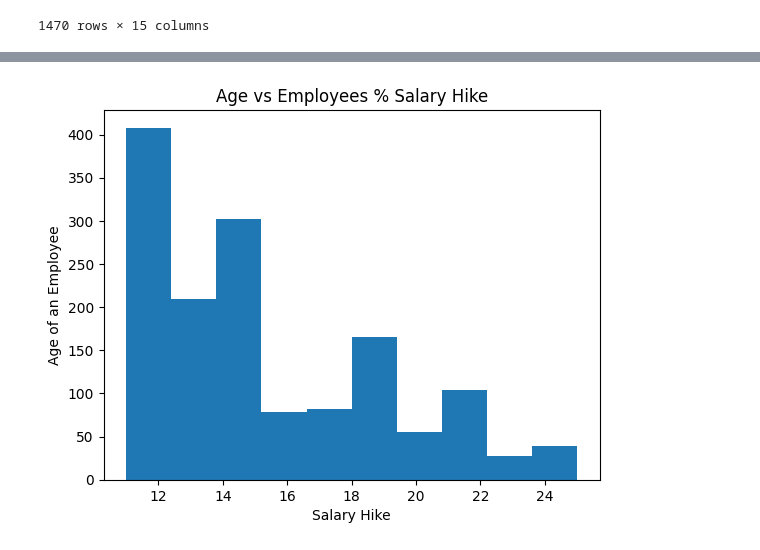
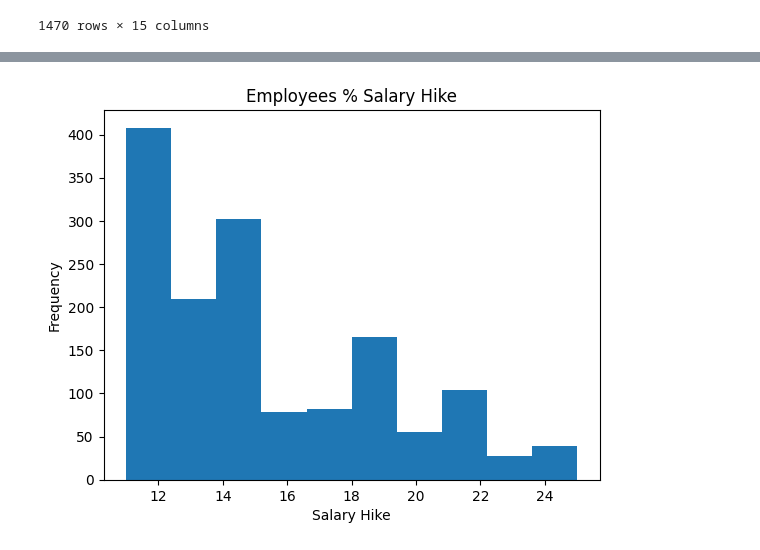
Before and after one commit to GorrettyOkumbe/Datascience-One-Campus, a Jupyter notebook: WORK _SPACE/Employee_attrition.ipynb, the cells around one changed output, grey strips where cells are left out. Saved outputs shown, nothing was run; the diff lists cells and outputs as text; code cells hidden in the pictures.

```diff
--- a/WORK _SPACE/Employee_attrition.ipynb
+++ b/WORK _SPACE/Employee_attrition.ipynb
@@ -203,7 +203,7 @@ memory usage: 264.3+ KB
 # %%
 plt.hist(data["PercentSalaryHike"])
 plt.xlabel("Salary Hike")
-plt.ylabel("Age of an Employee")
-plt.title("Age vs Employees % Salary Hike");
+plt.ylabel("Frequency")
+plt.title("Employees % Salary Hike");
 # %% [output]
-[figure, old version]
+[figure, new version]
```
